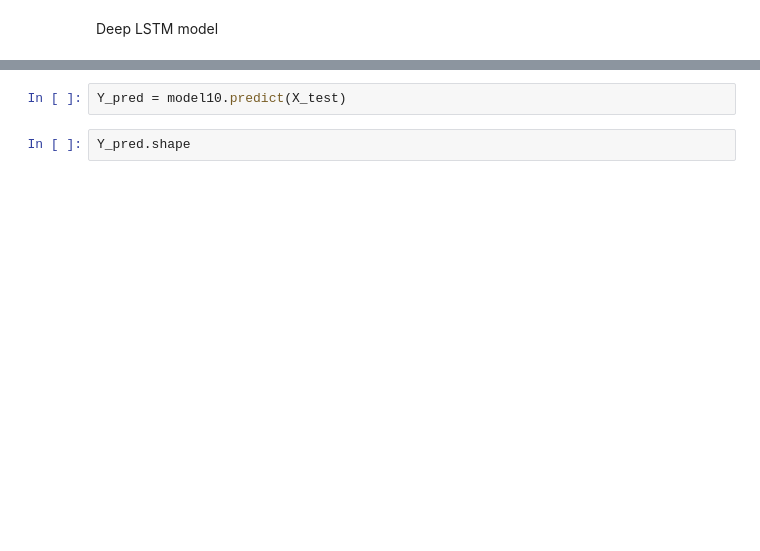
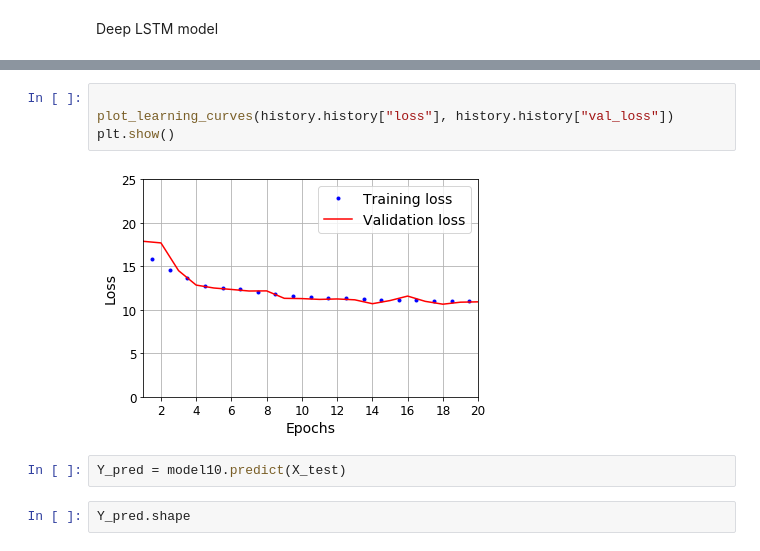
Before and after one commit to Carterbouley/ElectricityPricePrediction, a Jupyter notebook: multivariate_LSTM_electricity.ipynb, the cells around one changed output, grey strips where cells are left out. Cells and saved outputs as stored; diff of their text form; blank space fills up the shorter version.

```diff
--- a/multivariate_LSTM_electricity.ipynb
+++ b/multivariate_LSTM_electricity.ipynb
@@ -308,3 +337,9 @@ Epoch 3/20
+# %%
+
+plot_learning_curves(history.history["loss"], history.history["val_loss"])
+plt.show()
+# %% [output]
+[figure, added]
 # %%
 Y_pred = model10.predict(X_test)
 # %%
```
Also changed, not shown: parts of 14 cells of this notebook.
